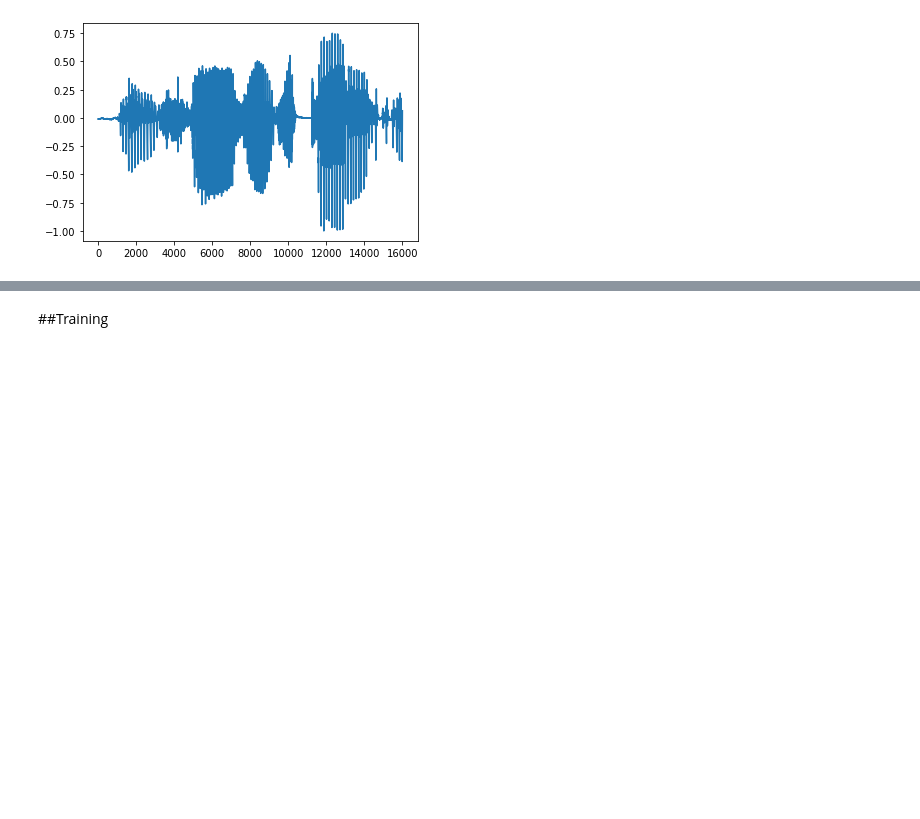
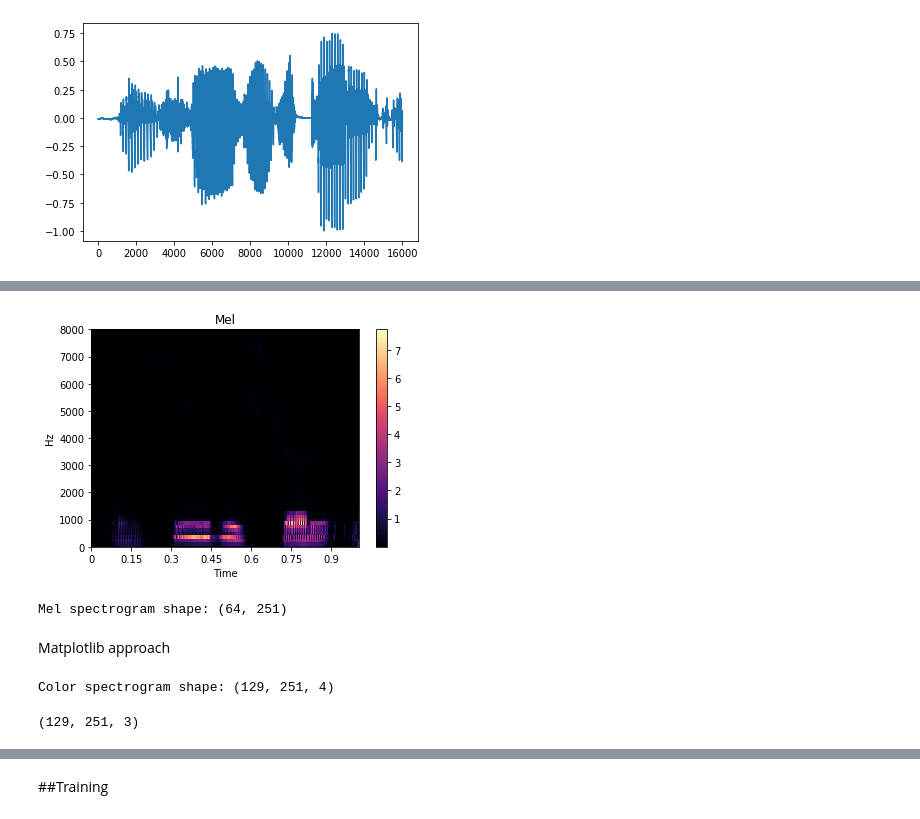
Before and after one commit to supertime1/Speech_Emotion_Recognition, a Jupyter notebook: SER.ipynb, the cells around one changed output, grey strips where cells are left out. Cells and saved outputs as stored; diff of their text form; code cells hidden in the pictures; blank space fills up the shorter version.

```diff
--- a/SER.ipynb
+++ b/SER.ipynb
@@ -596,10 +589,27 @@ scaler.mean_.shape
 # %%
-mel, label = audio_processor.mel_spectrogram(waveform, label)
-scaler = sklearn.preprocessing.StandardScaler()
-scaler.fit(mel)
-print(scaler.mean_)
-normalized_mel = ss.transform(mel)
-librosa.display.specshow(normalized_mel, sr=16000, hop_length=audio_processor.hop_length, x_axis='time', y_axis='linear');
+mel, label = audio_processor.get_mel_spectrogram(waveform, label)
+librosa.display.specshow(mel, sr=16000, hop_length=audio_processor.hop_length,
+                         x_axis='time', y_axis='linear');
 plt.colorbar();
 plt.title('Mel')
 plt.show()
+print(f'Mel spectrogram shape: {mel.shape}')
+# %% [output]
+[figure, added]
+Mel spectrogram shape: (64, 251)
+# %% [markdown]
+Matplotlib approach
+# %%
+from matplotlib import cm
+import matplotlib
+
+#norm = matplotlib.colors.Normalize(vmin=0, vmax=255)
+sm = cm.ScalarMappable(norm=None, cmap='jet')
+color_spectrogram = sm.to_rgba(spectrogram, norm=False, bytes=True)
+print(f'Color spectrogram shape: {color_spectrogram.shape}')
+# %% [output]
+Color spectrogram shape: (129, 251, 4)
+# %%
+color_spectrogram[:,:,:3].shape
+# %% [output]
+(129, 251, 3)
```
Also changed, not shown: parts of 14 cells of this notebook.
